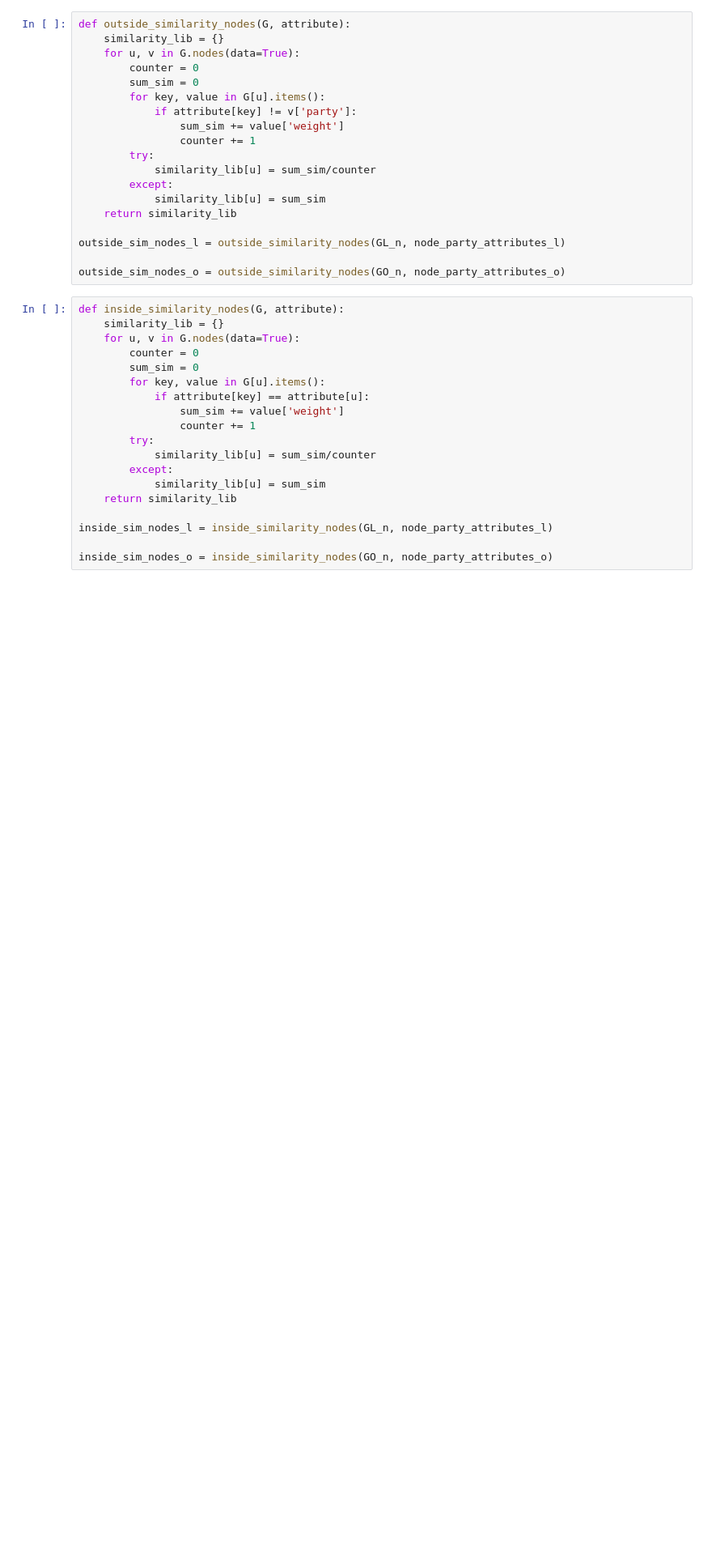
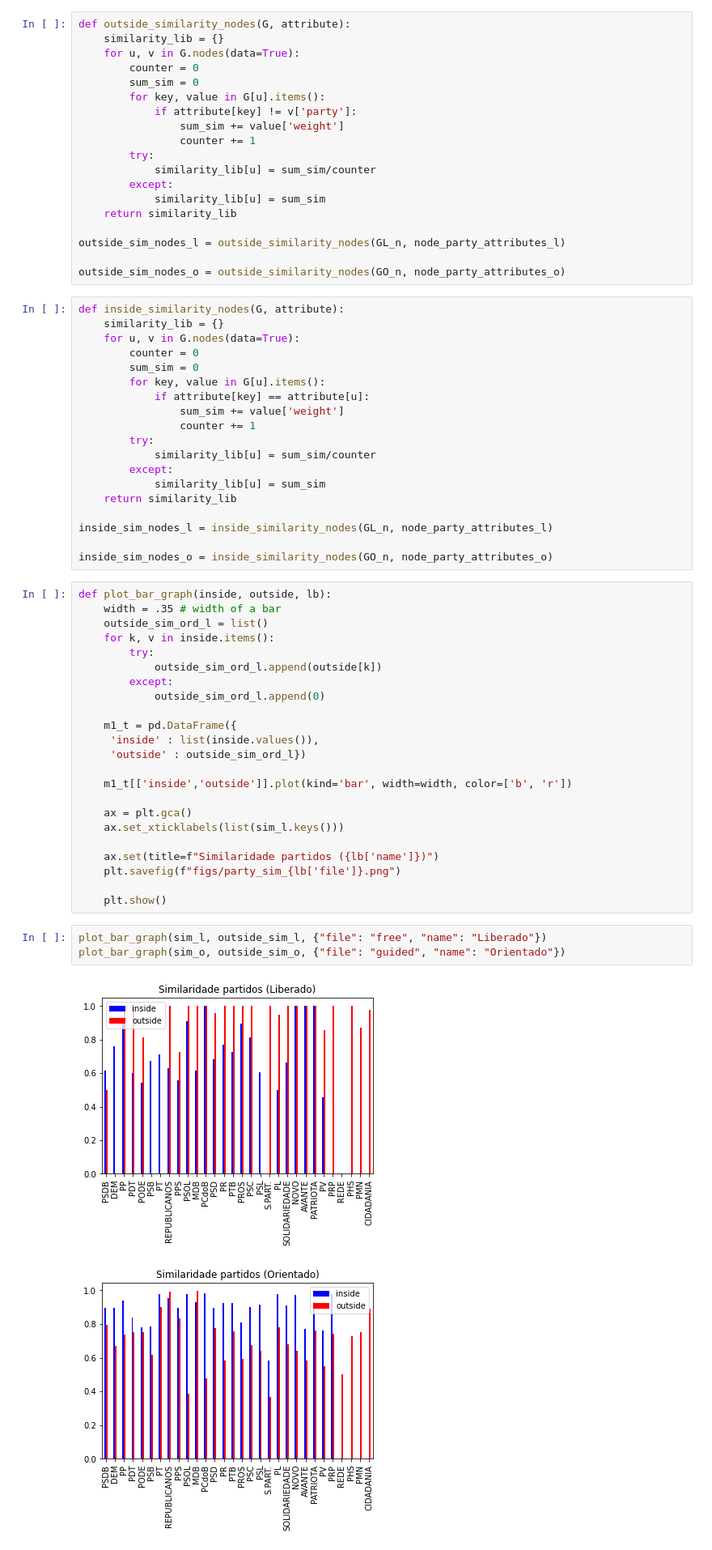
Before and after one commit to rodrigohaddad/Complex-Networks, a Jupyter notebook: tf/analyse_network.ipynb, the cells around one changed output. Shown: that part at 81% size. Saved outputs shown, nothing was run; the diff lists cells and outputs as text; blank space fills up the shorter version.

```diff
--- a/tf/analyse_network.ipynb
+++ b/tf/analyse_network.ipynb
@@ -305,3 +310,32 @@ def inside_similarity_nodes(G, attribute):
 inside_sim_nodes_l = inside_similarity_nodes(GL_n, node_party_attributes_l)
 
 inside_sim_nodes_o = inside_similarity_nodes(GO_n, node_party_attributes_o)
+# %%
+def plot_bar_graph(inside, outside, lb):
+    width = .35 # width of a bar
+    outside_sim_ord_l = list()
+    for k, v in inside.items():
+        try:
+            outside_sim_ord_l.append(outside[k])
+        except:
+            outside_sim_ord_l.append(0)
+
+    m1_t = pd.DataFrame({
+     'inside' : list(inside.values()),
+     'outside' : outside_sim_ord_l})
+
+    m1_t[['inside','outside']].plot(kind='bar', width=width, color=['b', 'r'])
+
+    ax = plt.gca()
+    ax.set_xticklabels(list(sim_l.keys()))
+
+    ax.set(title=f"Similaridade partidos ({lb['name']})")
+    plt.savefig(f"figs/party_sim_{lb['file']}.png")
+
+    plt.show()
+# %%
+plot_bar_graph(sim_l, outside_sim_l, {"file": "free", "name": "Liberado"})
+plot_bar_graph(sim_o, outside_sim_o, {"file": "guided", "name": "Orientado"})
+# %% [output]
+[figure, added]
+[figure, added]
```
Also changed, not shown: parts of 9 cells of this notebook, 8 other files.
